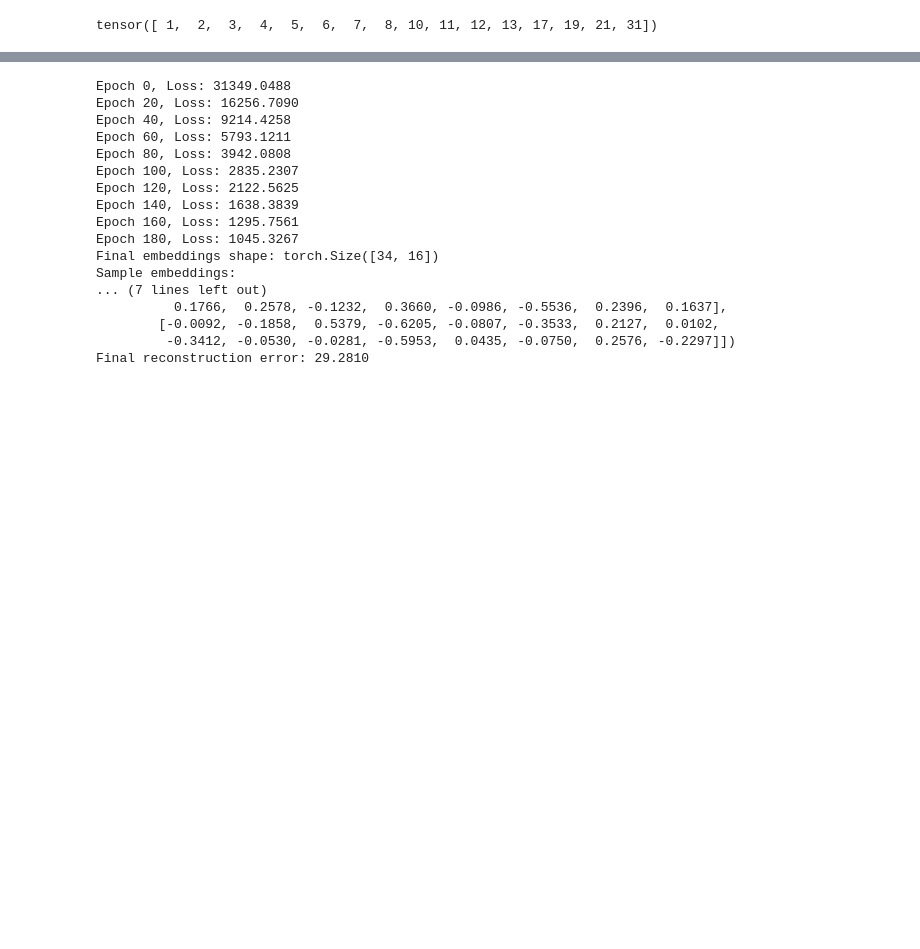
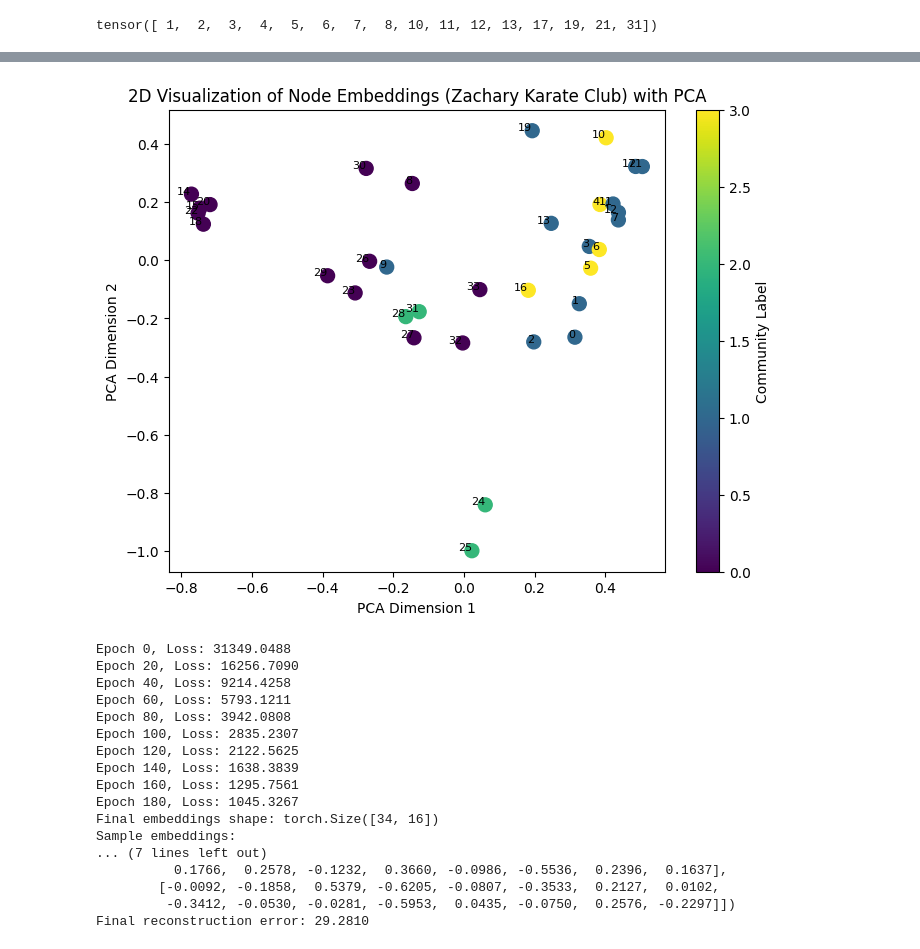
Before and after one commit to jean-kunz/cop_gnn, a Jupyter notebook: nbks/node_embedding.ipynb, the cells around one changed output, grey strips where cells are left out. Saved outputs shown, nothing was run; the diff lists cells and outputs as text; code cells hidden in the pictures; blank space fills up the shorter version.

```diff
--- a/nbks/node_embedding.ipynb
+++ b/nbks/node_embedding.ipynb
@@ -164,3 +194,19 @@ Final reconstruction error: 21.7947
+# %%
+pca = PCA(n_components=2)
+Z_2d = pca.fit_transform(Z_np)
+
+# Visualize in 2D
+plt.figure(figsize=(8, 6))
+scatter = plt.scatter(Z_2d[:, 0], Z_2d[:, 1], c=labels, cmap="viridis", s=100)
+plt.colorbar(scatter, label="Community Label")
+plt.title("2D Visualization of Node Embeddings (Zachary Karate Club) with PCA")
+plt.xlabel("PCA Dimension 1")
+plt.ylabel("PCA Dimension 2")
+for i in range(num_nodes):  # Optional: label nodes
+    plt.text(Z_2d[i, 0], Z_2d[i, 1], str(i), fontsize=8, ha="right")
+plt.show()
+# %% [output]
+[figure, added]
 # %%
 # Load the Zachary Karate Club dataset
 dataset = KarateClub()
```
Also changed, not shown: parts of 5 cells of this notebook, 2 other files.
